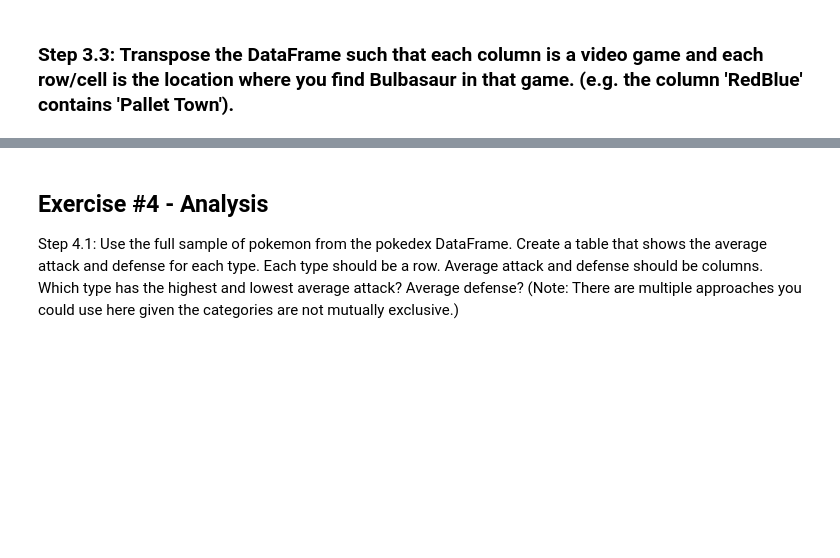
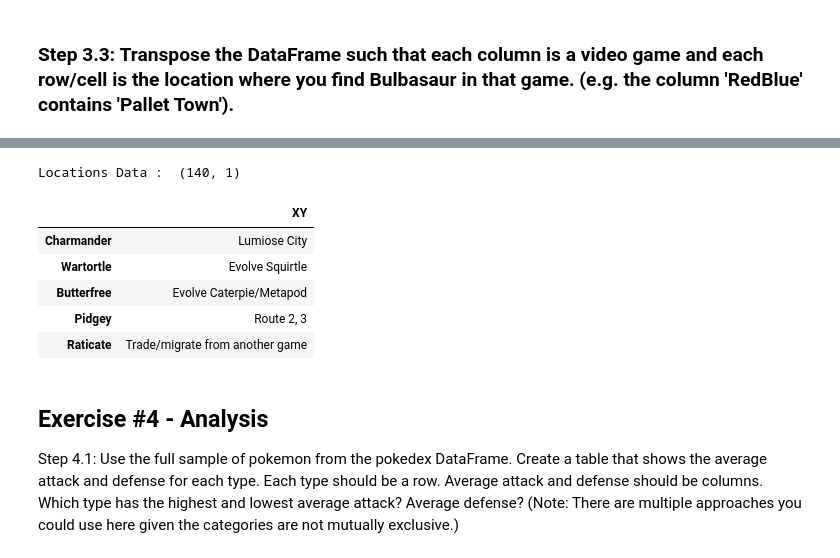
Before and after one commit to sunny2309/projects, a Jupyter notebook: pokemon_scraping/beautifulsoup_pandas.ipynb, the cells around one changed output, grey strips where cells are left out. Saved outputs shown, nothing was run; the diff lists cells and outputs as text; code cells hidden in the pictures; blank space fills up the shorter version.

```diff
--- a/pokemon_scraping/beautifulsoup_pandas.ipynb
+++ b/pokemon_scraping/beautifulsoup_pandas.ipynb
@@ -273,3 +285,15 @@ locations_data.head()
+# %%
+locations_data = pd.DataFrame(rows_data, columns=['XY'], index=pokemons)
+print('Locations Data : ',locations_data.shape)
+locations_data.head()
+# %% [output]
+Locations Data :  (140, 1)
+|  | XY |
+| Charmander | Lumiose City |
+| Wartortle | Evolve Squirtle |
+| Butterfree | Evolve Caterpie/Metapod |
+| Pidgey | Route 2, 3 |
+| Raticate | Trade/migrate from another game |
 # %% [markdown]
 ## Exercise #4 - Analysis
 Step 4.1: Use the full sample of pokemon from the pokedex DataFrame. Create a table that shows the average attack and defense for each type. Each type should be a row. Average attack and defense should be columns. Which type has the highest and lowest average attack? Average defense? (Note: There are multiple approaches you could use here given the categories are not mutually exclusive.)
```
Also changed, not shown: parts of 15 cells of this notebook, 4 other files.
